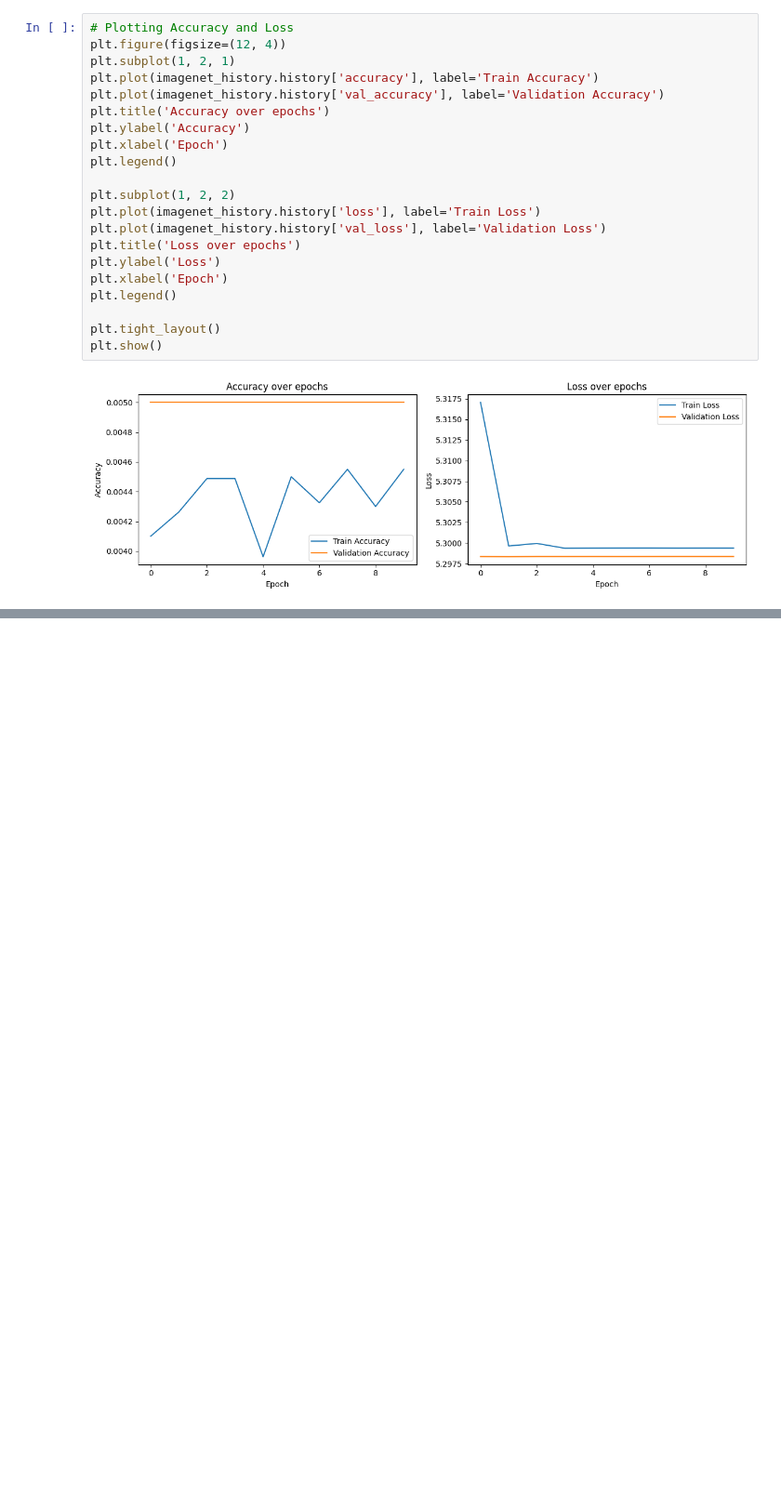
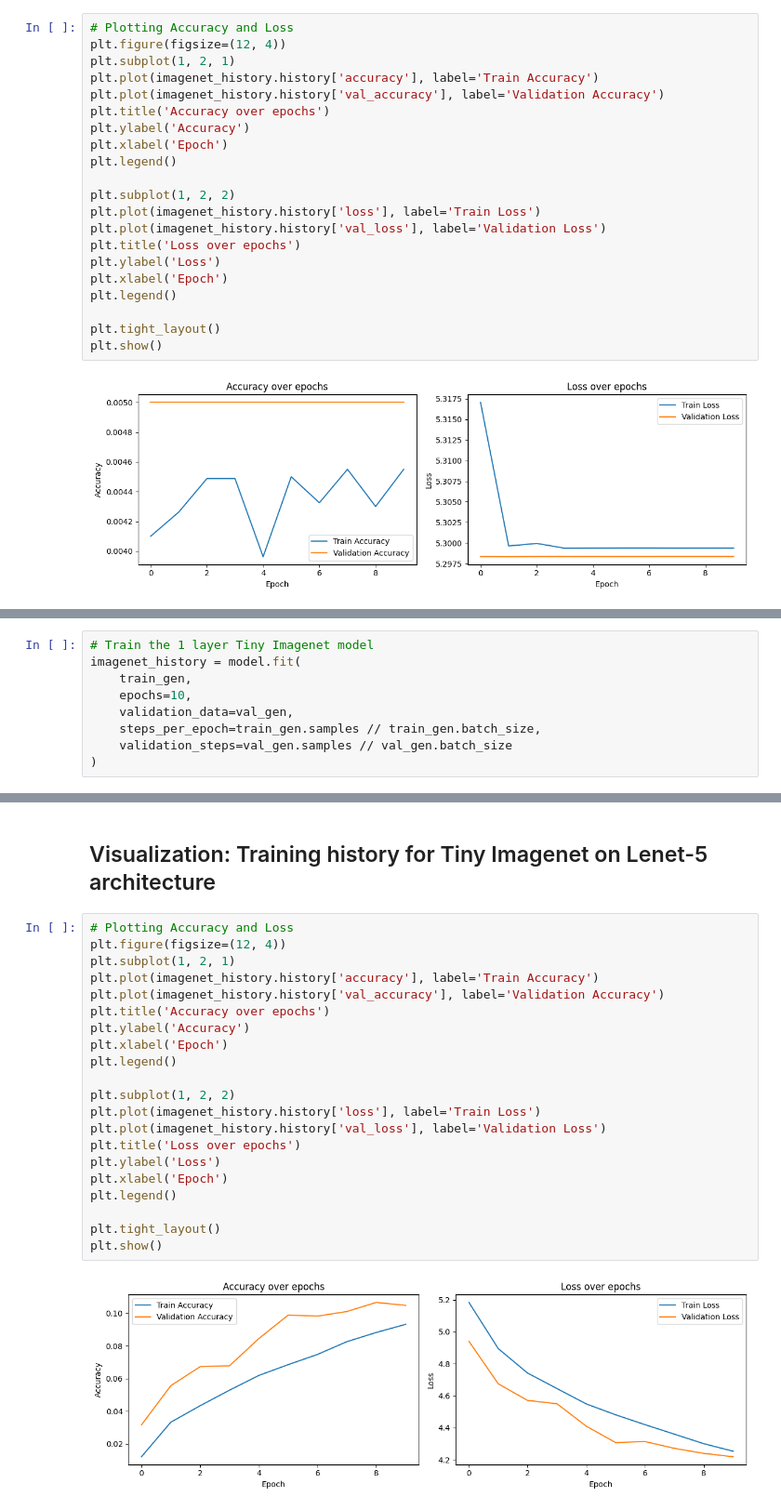
Before and after one commit to rlnasuti/cs5870-assignment1, a Jupyter notebook: notebooks/custom_cnn_modeling.ipynb, the cells around one changed output, grey strips where cells are left out. Shown at 93% size. Drawn from its saved outputs; the diff is of its cells as text; blank space fills up the shorter version.

```diff
--- a/notebooks/custom_cnn_modeling.ipynb
+++ b/notebooks/custom_cnn_modeling.ipynb
@@ -353,0 +409,9 @@ plt.show()
+# %%
+# Train the 1 layer Tiny Imagenet model
+imagenet_history = model.fit(
+    train_gen,
+    epochs=10,
+    validation_data=val_gen,
+    steps_per_epoch=train_gen.samples // train_gen.batch_size,
+    validation_steps=val_gen.samples // val_gen.batch_size
+)
@@ -353,0 +446,25 @@ plt.show()
+# %% [markdown]
+## Visualization: Training history for Tiny Imagenet on Lenet-5 architecture
+# %%
+# Plotting Accuracy and Loss
+plt.figure(figsize=(12, 4))
+plt.subplot(1, 2, 1)
+plt.plot(imagenet_history.history['accuracy'], label='Train Accuracy')
+plt.plot(imagenet_history.history['val_accuracy'], label='Validation Accuracy')
+plt.title('Accuracy over epochs')
+plt.ylabel('Accuracy')
+plt.xlabel('Epoch')
+plt.legend()
+
+plt.subplot(1, 2, 2)
+plt.plot(imagenet_history.history['loss'], label='Train Loss')
+plt.plot(imagenet_history.history['val_loss'], label='Validation Loss')
+plt.title('Loss over epochs')
+plt.ylabel('Loss')
+plt.xlabel('Epoch')
+plt.legend()
+
+plt.tight_layout()
+plt.show()
+# %% [output]
+[figure, added]
```
Also changed, not shown: parts of 6 cells of this notebook.
